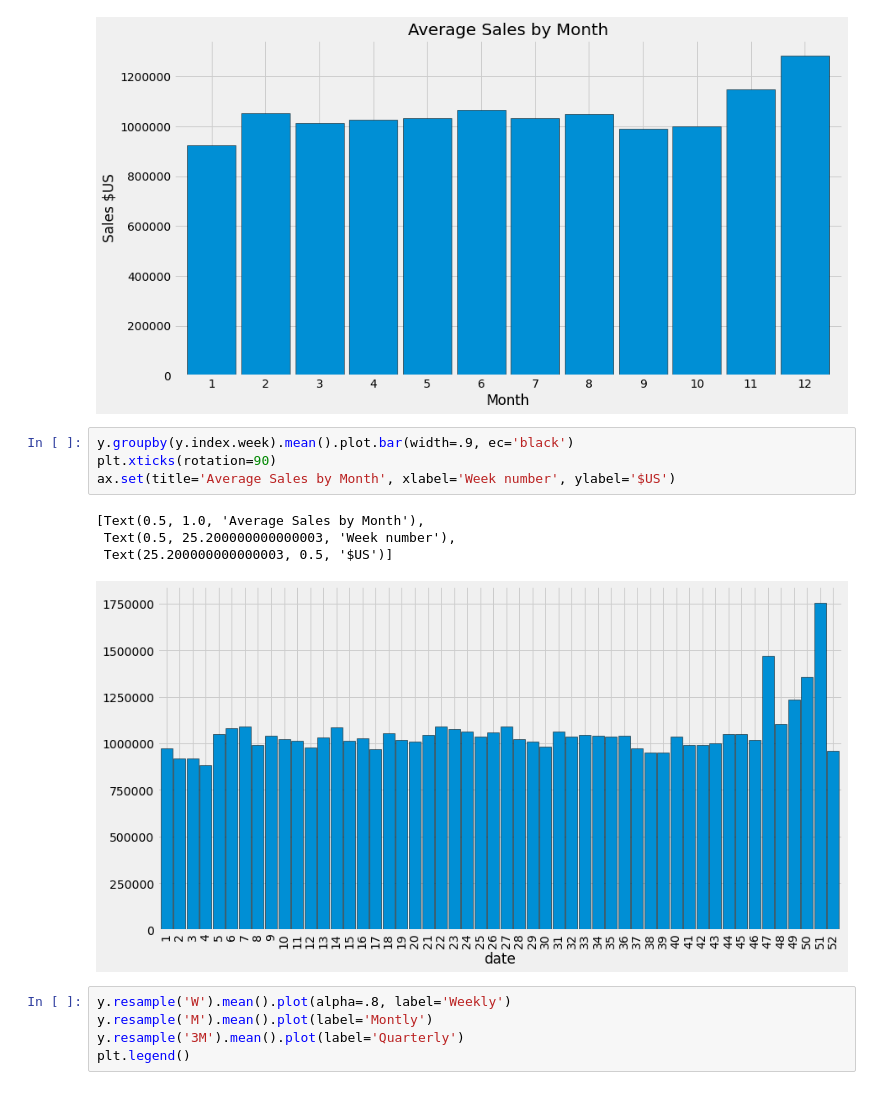
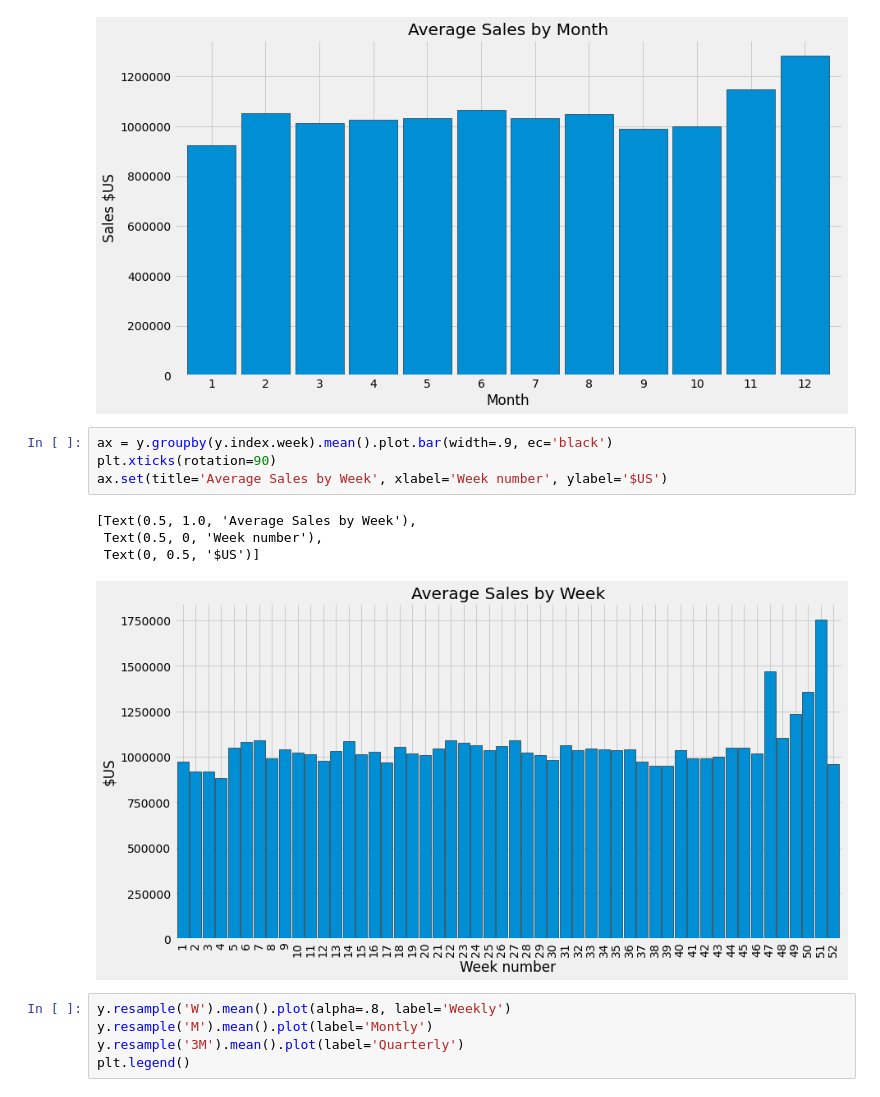
Before and after one commit to VelasquezAlejandro044/alejandro-individual-project, a Jupyter notebook: walmart_sales_data_work.ipynb, the cells around one changed output. Cells and saved outputs as stored; diff of their text form.

```diff
--- a/walmart_sales_data_work.ipynb
+++ b/walmart_sales_data_work.ipynb
@@ -339,14 +339,14 @@ ax.set(title='Average Sales by Month', xlabel='Month', ylabel='Sales $US')
  Text(0, 0.5, 'Sales $US')]
 [figure]
 # %%
-y.groupby(y.index.week).mean().plot.bar(width=.9, ec='black')
+ax = y.groupby(y.index.week).mean().plot.bar(width=.9, ec='black')
 plt.xticks(rotation=90)
-ax.set(title='Average Sales by Month', xlabel='Week number', ylabel='$US')
+ax.set(title='Average Sales by Week', xlabel='Week number', ylabel='$US')
 # %% [output]
-[Text(0.5, 1.0, 'Average Sales by Month'),
- Text(0.5, 25.200000000000003, 'Week number'),
- Text(25.200000000000003, 0.5, '$US')]
+[Text(0.5, 1.0, 'Average Sales by Week'),
+ Text(0.5, 0, 'Week number'),
+ Text(0, 0.5, '$US')]
-[figure, old version]
+[figure, new version]
 # %%
 y.resample('W').mean().plot(alpha=.8, label='Weekly')
 y.resample('M').mean().plot(label='Montly')
```
Also changed, not shown: parts of 10 cells of this notebook, 4 other files.
